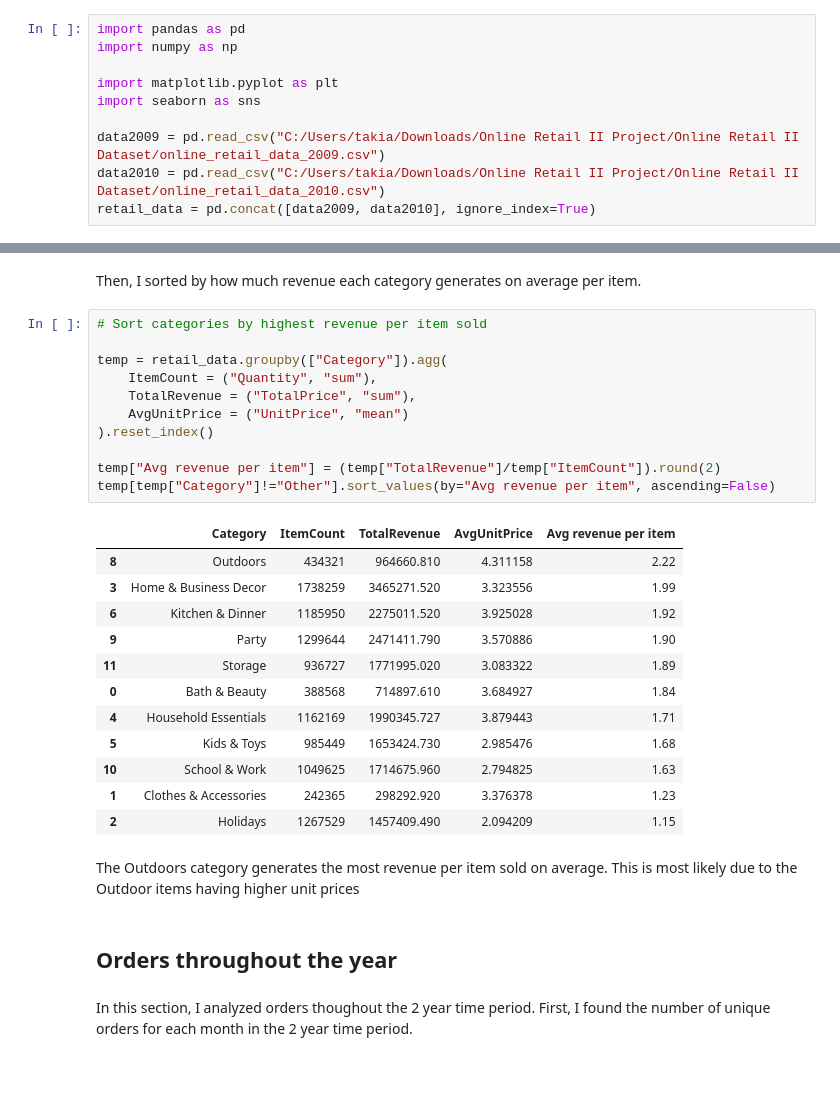
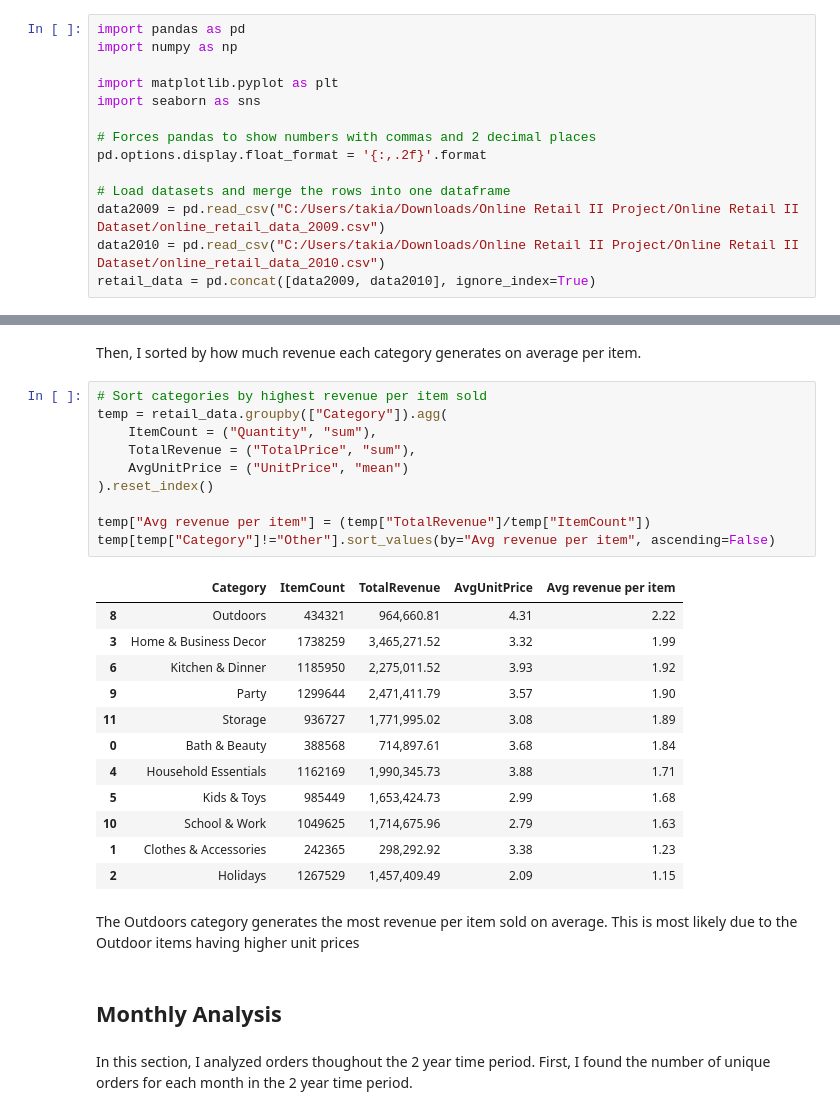
Before and after one commit to takiatah/online-retail-data-sales-analysis, a Jupyter notebook: E-Commerce Sales Analysis.ipynb, the cells around one changed output, grey strips where cells are left out. Cells and saved outputs as stored; diff of their text form; blank space fills up the shorter version.

```diff
--- a/E-Commerce Sales Analysis.ipynb
+++ b/E-Commerce Sales Analysis.ipynb
@@ -53,6 +55,10 @@ import numpy as np
 import matplotlib.pyplot as plt
 import seaborn as sns
 
+# Forces pandas to show numbers with commas and 2 decimal places
+pd.options.display.float_format = '{:,.2f}'.format
+
+# Load datasets and merge the rows into one dataframe
 data2009 = pd.read_csv("C:/Users/takia/Downloads/Online Retail II Project/Online Retail II Dataset/online_retail_data_2009.csv")
 data2010 = pd.read_csv("C:/Users/takia/Downloads/Online Retail II Project/Online Retail II Dataset/online_retail_data_2010.csv")
 retail_data = pd.concat([data2009, data2010], ignore_index=True)
@@ -686,32 +697,31 @@ I found that Home & Business Decor generates the most per order with £125.61 pe
 Then, I sorted by how much revenue each category generates on average per item.
 # %%
 # Sort categories by highest revenue per item sold
-
 temp = retail_data.groupby(["Category"]).agg(
     ItemCount = ("Quantity", "sum"),
     TotalRevenue = ("TotalPrice", "sum"),
     AvgUnitPrice = ("UnitPrice", "mean")
 ).reset_index()
 
-temp["Avg revenue per item"] = (temp["TotalRevenue"]/temp["ItemCount"]).round(2)
+temp["Avg revenue per item"] = (temp["TotalRevenue"]/temp["ItemCount"])
 temp[temp["Category"]!="Other"].sort_values(by="Avg revenue per item", ascending=False)
 # %% [output]
 |  | Category | ItemCount | TotalRevenue | AvgUnitPrice | Avg revenue per item |
-| 8 | Outdoors | 434321 | 964660.810 | 4.311158 | 2.22 |
-| 3 | Home & Business Decor | 1738259 | 3465271.520 | 3.323556 | 1.99 |
-| 6 | Kitchen & Dinner | 1185950 | 2275011.520 | 3.925028 | 1.92 |
-| 9 | Party | 1299644 | 2471411.790 | 3.570886 | 1.90 |
-| 11 | Storage | 936727 | 1771995.020 | 3.083322 | 1.89 |
-| 0 | Bath & Beauty | 388568 | 714897.610 | 3.684927 | 1.84 |
-| 4 | Household Essentials | 1162169 | 1990345.727 | 3.879443 | 1.71 |
-| 5 | Kids & Toys | 985449 | 1653424.730 | 2.985476 | 1.68 |
-| 10 | School & Work | 1049625 | 1714675.960 | 2.794825 | 1.63 |
-| 1 | Clothes & Accessories | 242365 | 298292.920 | 3.376378 | 1.23 |
-| 2 | Holidays | 1267529 | 1457409.490 | 2.094209 | 1.15 |
+| 8 | Outdoors | 434321 | 964,660.81 | 4.31 | 2.22 |
+| 3 | Home & Business Decor | 1738259 | 3,465,271.52 | 3.32 | 1.99 |
+| 6 | Kitchen & Dinner | 1185950 | 2,275,011.52 | 3.93 | 1.92 |
+| 9 | Party | 1299644 | 2,471,411.79 | 3.57 | 1.90 |
+| 11 | Storage | 936727 | 1,771,995.02 | 3.08 | 1.89 |
+| 0 | Bath & Beauty | 388568 | 714,897.61 | 3.68 | 1.84 |
+| 4 | Household Essentials | 1162169 | 1,990,345.73 | 3.88 | 1.71 |
+| 5 | Kids & Toys | 985449 | 1,653,424.73 | 2.99 | 1.68 |
+| 10 | School & Work | 1049625 | 1,714,675.96 | 2.79 | 1.63 |
+| 1 | Clothes & Accessories | 242365 | 298,292.92 | 3.38 | 1.23 |
+| 2 | Holidays | 1267529 | 1,457,409.49 | 2.09 | 1.15 |
 # %% [markdown]
 The Outdoors category generates the most revenue per item sold on average. This is most likely due to the Outdoor items having higher unit prices
 # %% [markdown]
-## Orders throughout the year
+## Monthly Analysis
 # %% [markdown]
 In this section, I analyzed orders thoughout the 2 year time period. First, I found the number of unique orders for each month in the 2 year time period.
 # %% [markdown]
```
Also changed, not shown: parts of 57 cells of this notebook.
